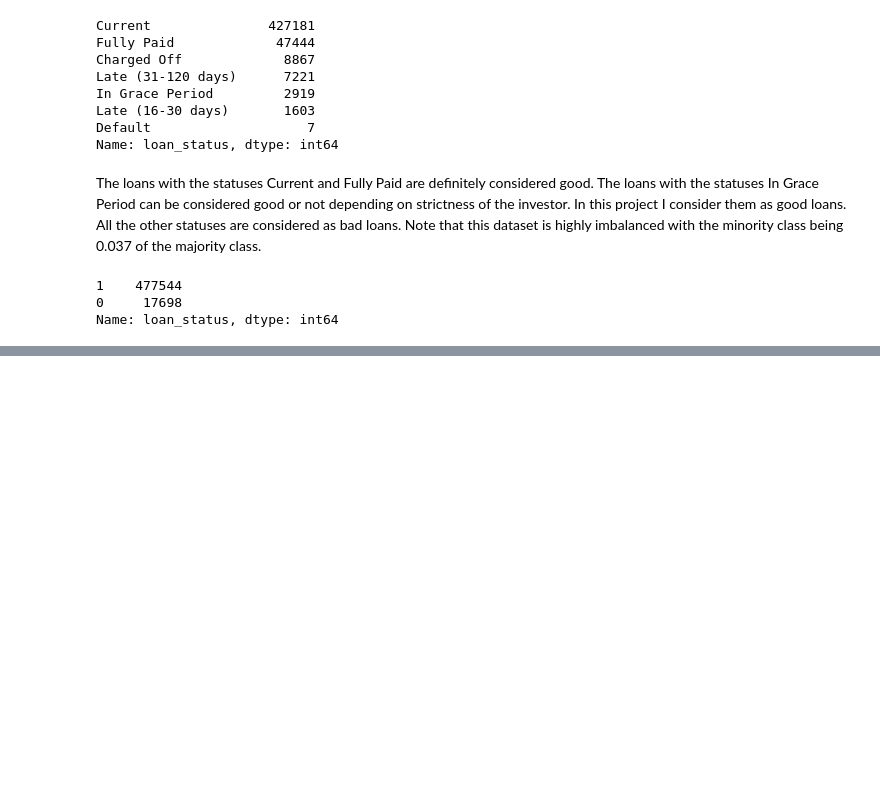
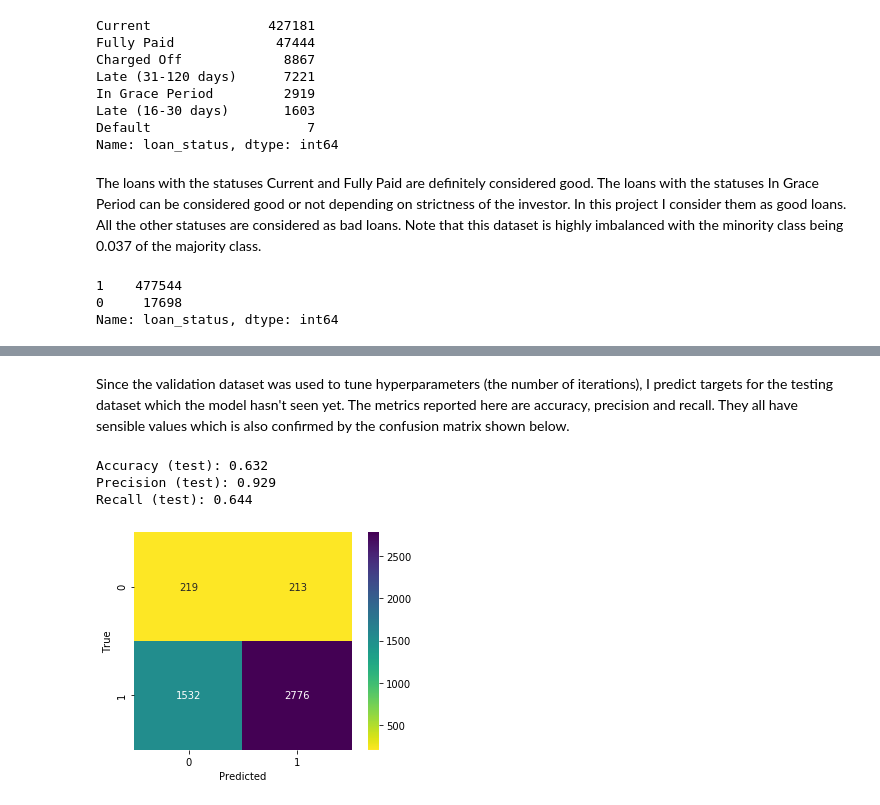
Before and after one commit to stellazhu31/Minimizing-risks-for-loan-investment, a Jupyter notebook: Minimizing_Risks_for_Loan.ipynb, the cells around one changed output, grey strips where cells are left out. Cells and saved outputs as stored; diff of their text form; code cells hidden in the pictures; blank space fills up the shorter version.

```diff
--- a/Minimizing_Risks_for_Loan.ipynb
+++ b/Minimizing_Risks_for_Loan.ipynb
@@ -322,0 +326,7 @@ Name: loan_status, dtype: int64
+# %%
+X_mod = X[X.grade == 'E'].copy()
+X_mod = X_mod.drop(['grade', 'int_rate'], axis=1, errors='ignore')
+y_mod = y[X_mod.index]
+
+X_train, X_test, y_train, y_test = train_test_split(X_mod, y_mod, stratify=y_mod, random_state=0)
+X_train, X_val, y_train, y_val = train_test_split(X_train, y_train, stratify=y_train, random_state=0)
@@ -322,0 +343,14 @@ Name: loan_status, dtype: int64
+# %%
+cat_feat_ind = (X_train.dtypes == 'object').to_numpy().nonzero()[0]
+pool_train = Pool(X_train, y_train, cat_features=cat_feat_ind)
+pool_val = Pool(X_val, y_val, cat_features=cat_feat_ind)
+pool_test = Pool(X_test, y_test, cat_features=cat_feat_ind)
+
+n = y_train.value_counts()
+model = CatBoostClassifier(learning_rate=0.03,
+                           iterations=1000,
+                           early_stopping_rounds=100,
+                           class_weights=[1, n[0] / n[1]],
+                           verbose=False,
+                           random_state=0)
+model.fit(pool_train, eval_set=pool_val, plot=True);
@@ -322,0 +360,21 @@ Name: loan_status, dtype: int64
+# %% [markdown]
+Since the validation dataset was used to tune hyperparameters (the number of iterations), I predict targets for the testing dataset which the model hasn't seen yet. The metrics reported here are accuracy, precision and recall. They all have sensible values which is also confirmed by the confusion matrix shown below.
+# %%
+y_pred_test = model.predict(pool_test)
+
+acc_test = accuracy_score(y_test, y_pred_test)
+prec_test = precision_score(y_test, y_pred_test)
+rec_test = recall_score(y_test, y_pred_test)
+print(f'''Accuracy (test): {acc_test:.3f}
+Precision (test): {prec_test:.3f}
+Recall (test): {rec_test:.3f}''')
+
+cm = confusion_matrix(y_test, y_pred_test)
+ax = sns.heatmap(cm, cmap='viridis_r', annot=True, fmt='d', square=True)
+ax.set_xlabel('Predicted')
+ax.set_ylabel('True');
+# %% [output]
+Accuracy (test): 0.632
+Precision (test): 0.929
+Recall (test): 0.644
+[figure, added]
```
Also changed, not shown: parts of 17 cells of this notebook.
